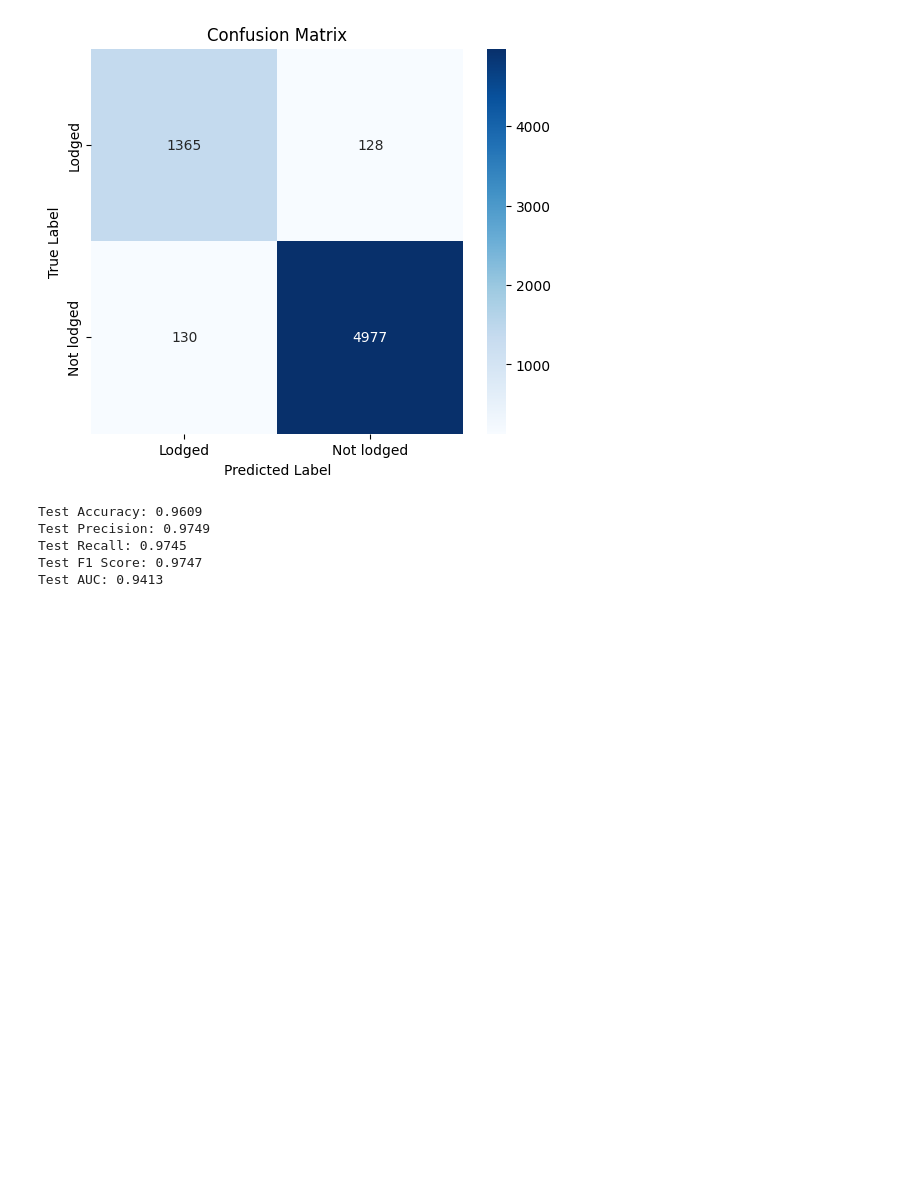
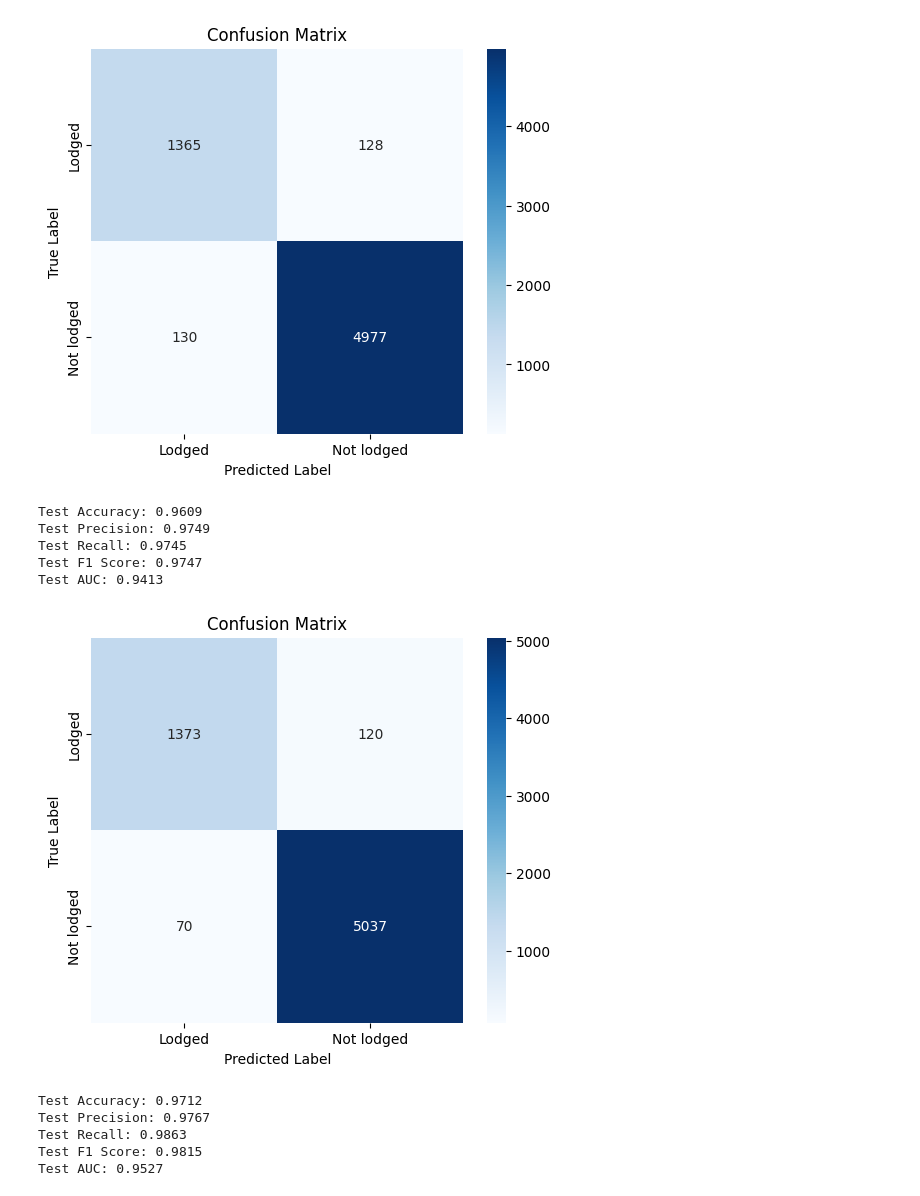
Before and after one commit to botastark/multi-horizon, a Jupyter notebook: binary_classifier/train.ipynb, the cells around one changed output. Drawn from its saved outputs; the diff is of its cells as text; code cells hidden in the pictures; blank space fills up the shorter version.

```diff
--- a/binary_classifier/train.ipynb
+++ b/binary_classifier/train.ipynb
@@ -402,3 +402,18 @@ Test Precision: 0.9749
 Test Recall: 0.9745
 Test F1 Score: 0.9747
 Test AUC: 0.9413
+# %%
+model = ModifiedClassifier(num_classes=2, out_feature=128)
+
+test_model(
+    model,
+    [test_loader, train_loader, valid_loader],
+    model_path="/home/bota/Desktop/active_sensing/binary_classifier/models/best_model.pth",
+)
+# %% [output]
+[figure, added]
+Test Accuracy: 0.9712
+Test Precision: 0.9767
+Test Recall: 0.9863
+Test F1 Score: 0.9815
+Test AUC: 0.9527
```
Also changed, not shown: 41 other files.
